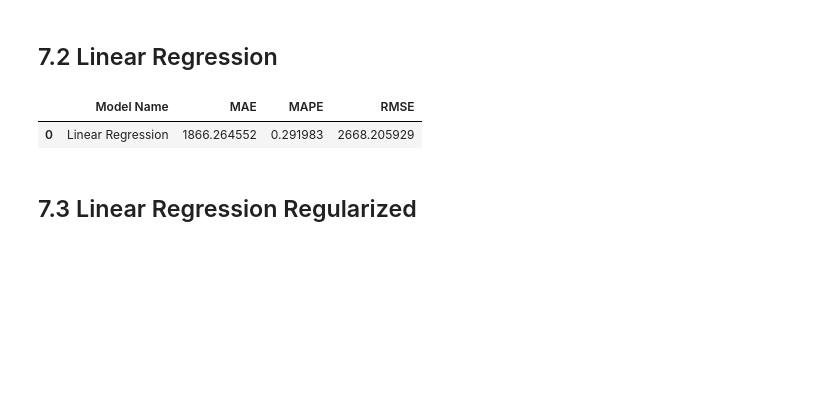
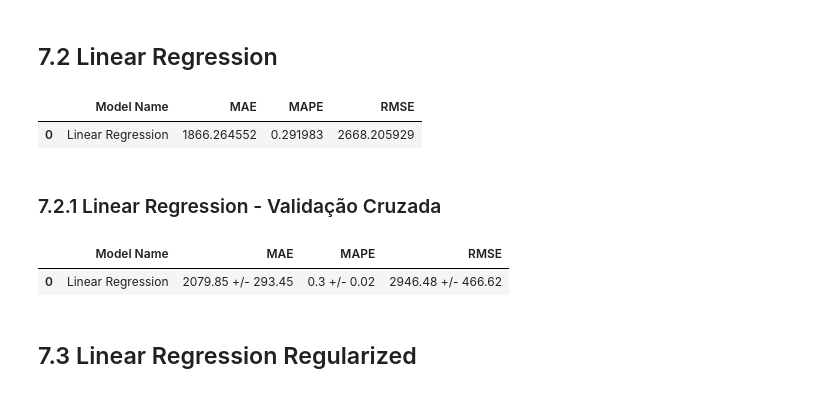
Before and after one commit to misaelpcastro/rossmann_previsao_vendas, a Jupyter notebook: Previsao_vendas_por_loja_v1.ipynb, the cells around one changed output. Drawn from its saved outputs; the diff is of its cells as text; code cells hidden in the pictures; blank space fills up the shorter version.

```diff
--- a/Previsao_vendas_por_loja_v1.ipynb
+++ b/Previsao_vendas_por_loja_v1.ipynb
@@ -830,12 +874,16 @@ cols_selected_boruta = ['store',
 feat_to_add = ['date','sales']
 
 # Lista final
-#cols_selected_boruta.extend(feat_to_add)
+cols_selected_boruta_full = cols_selected_boruta.copy()
+cols_selected_boruta_full.extend(feat_to_add)
 # %% [markdown]
 # 7.0 Modelos de Machine Learning
 # %%
 x_train = X_train[cols_selected_boruta]
 x_test = X_test[cols_selected_boruta]
+
+# Preparação dos Dados - Time Series
+x_training = X_train[cols_selected_boruta_full]
 # %% [markdown]
 ## 7.1 Média
 # %%
@@ -868,6 +916,14 @@ lr_result
 # %% [output]
 |  | Model Name | MAE | MAPE | RMSE |
 | 0 | Linear Regression | 1866.264552 | 0.291983 | 2668.205929 |
+# %% [markdown]
+### 7.2.1 Linear Regression - Validação Cruzada
+# %%
+lr_result_cv = cross_validation(x_training, 5, 'Linear Regression', lr, verbose=False)
+lr_result_cv
+# %% [output]
+|  | Model Name | MAE | MAPE | RMSE |
+| 0 | Linear Regression | 2079.85 +/- 293.45 | 0.3 +/- 0.02 | 2946.48 +/- 466.62 |
 # %% [markdown]
 ## 7.3 Linear Regression Regularized
 # %%
```
Also changed, not shown: parts of 14 cells of this notebook.
